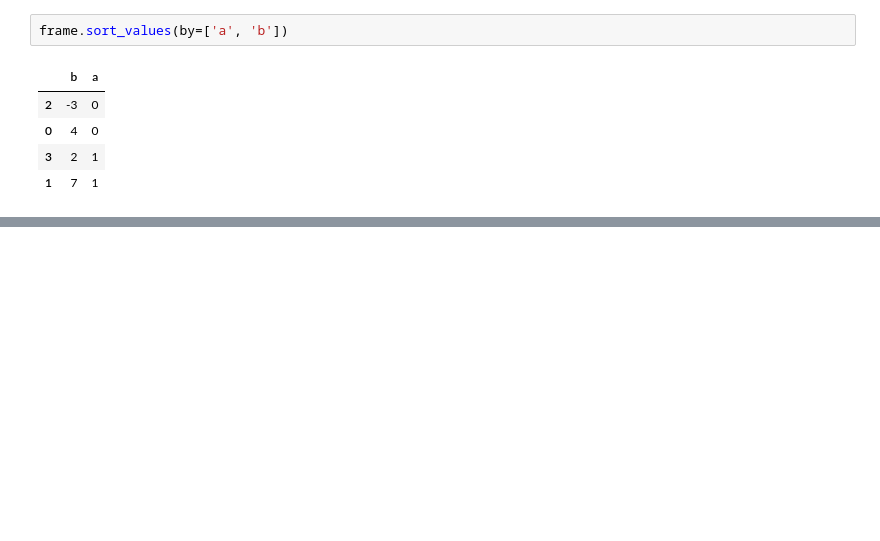
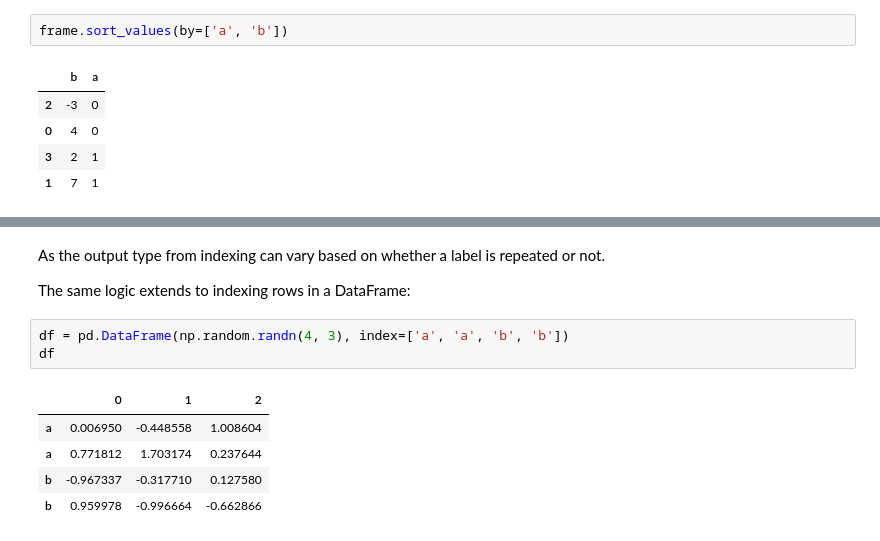
Before and after one commit to damipaigu/Python-Learning-Notes, a Jupyter notebook: Python for Data Analysis.ipynb, the cells around one changed output, grey strips where cells are left out. Cells and saved outputs as stored; diff of their text form; blank space fills up the shorter version.

```diff
--- a/Python for Data Analysis.ipynb
+++ b/Python for Data Analysis.ipynb
@@ -2680,0 +2780,13 @@ frame.sort_values(by=['a', 'b'])
+# %% [markdown]
+As the output type from indexing can vary based on whether a label is repeated or not.
+
+The same logic extends to indexing rows in a DataFrame:
+# %%
+df = pd.DataFrame(np.random.randn(4, 3), index=['a', 'a', 'b', 'b'])
+df
+# %% [output]
+|  | 0 | 1 | 2 |
+| a | 0.006950 | -0.448558 | 1.008604 |
+| a | 0.771812 | 1.703174 | 0.237644 |
+| b | -0.967337 | -0.317710 | 0.127580 |
+| b | 0.959978 | -0.996664 | -0.662866 |
```
Also changed, not shown: parts of 40 cells of this notebook.
